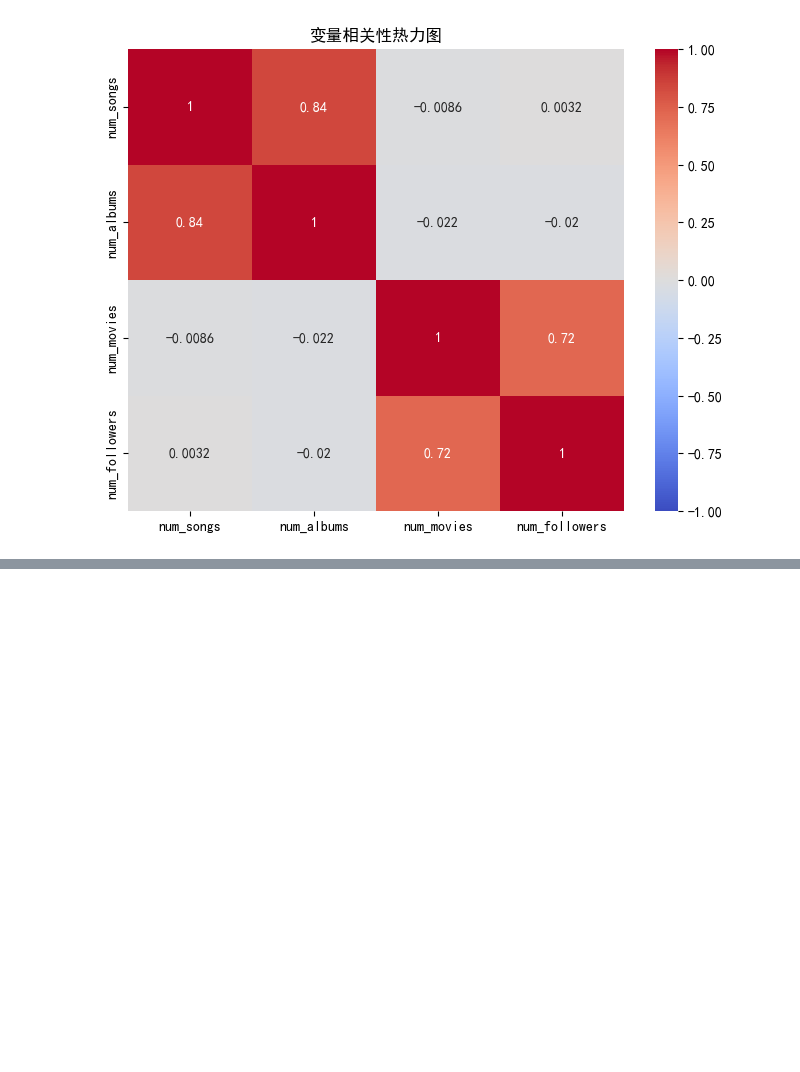
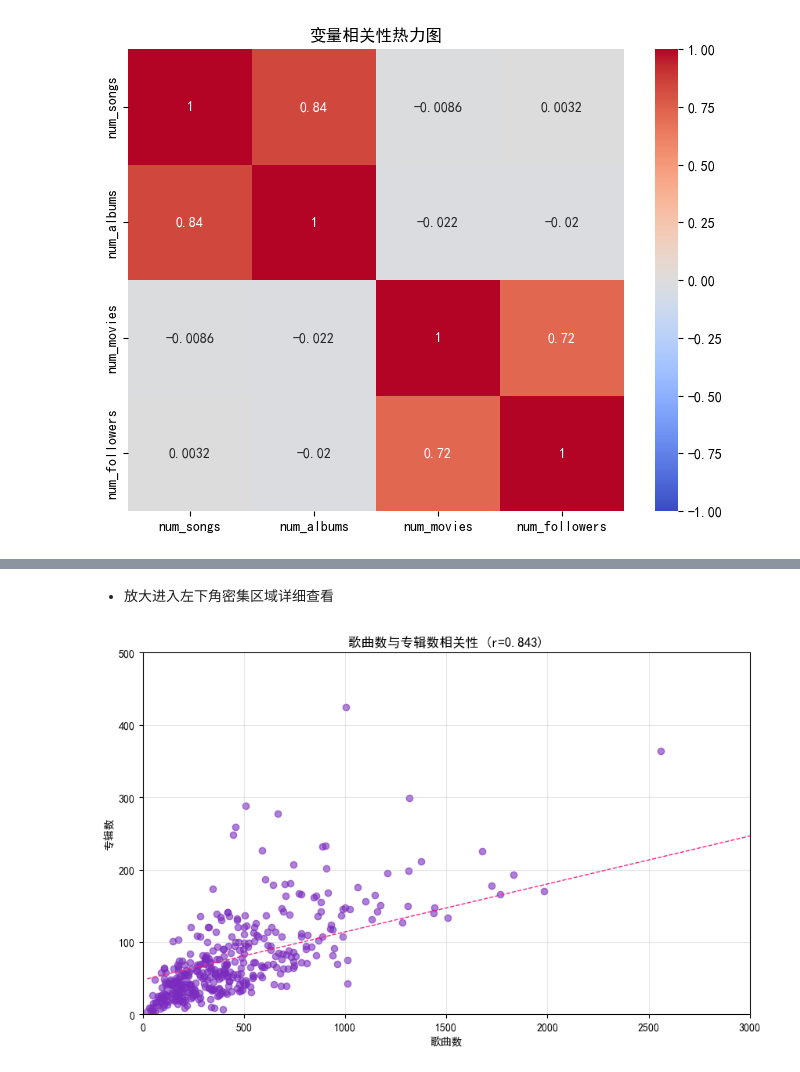
Before and after one commit to gmh06/GeMusic, a Jupyter notebook: analyze.ipynb, the cells around one changed output, grey strips where cells are left out. Saved outputs shown, nothing was run; the diff lists cells and outputs as text; code cells hidden in the pictures; blank space fills up the shorter version.

```diff
--- a/analyze.ipynb
+++ b/analyze.ipynb
@@ -308,0 +332,23 @@ plt.show()
+# %% [markdown]
+- 放大进入左下角密集区域详细查看
+# %%
+songs_album_correlation = np.corrcoef(num_songs, num_albums)[0, 1]
+
+z = np.polyfit(num_songs, num_albums, 1)
+p = np.poly1d(z)
+
+x_line = np.linspace(min(num_songs), max(num_songs), 1000)
+y_line = p(x_line)
+
+plt.figure(figsize=(10, 6))
+plt.scatter(num_songs, num_albums, alpha=0.6, color='#7b2cbf')
+plt.plot(x_line, y_line, color='#f72585', linewidth=1, linestyle='--')
+plt.xlabel('歌曲数')
+plt.ylabel('专辑数')
+plt.title(f'歌曲数与专辑数相关性 (r={songs_album_correlation:.3f})')
+plt.grid(True, alpha=0.3)
+plt.xlim(0, 3000)
+plt.ylim(0, 500)
+plt.show()
+# %% [output]
+[figure, added]
```
Also changed, not shown: parts of 9 cells of this notebook.
